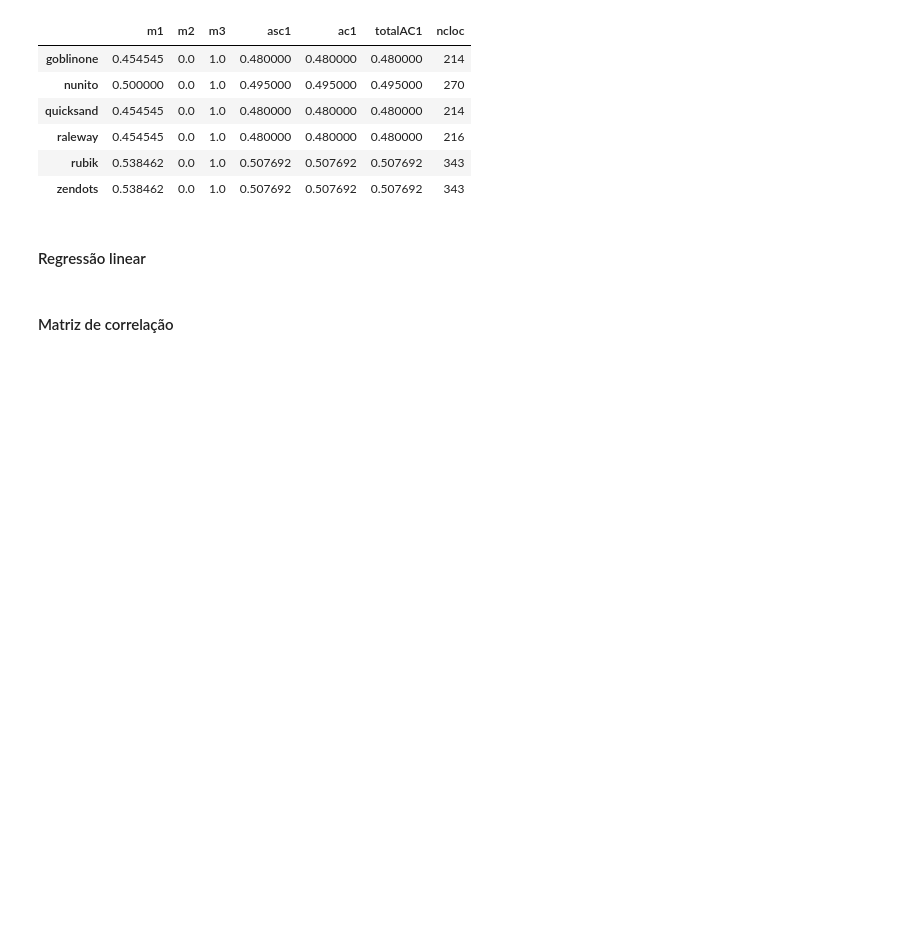
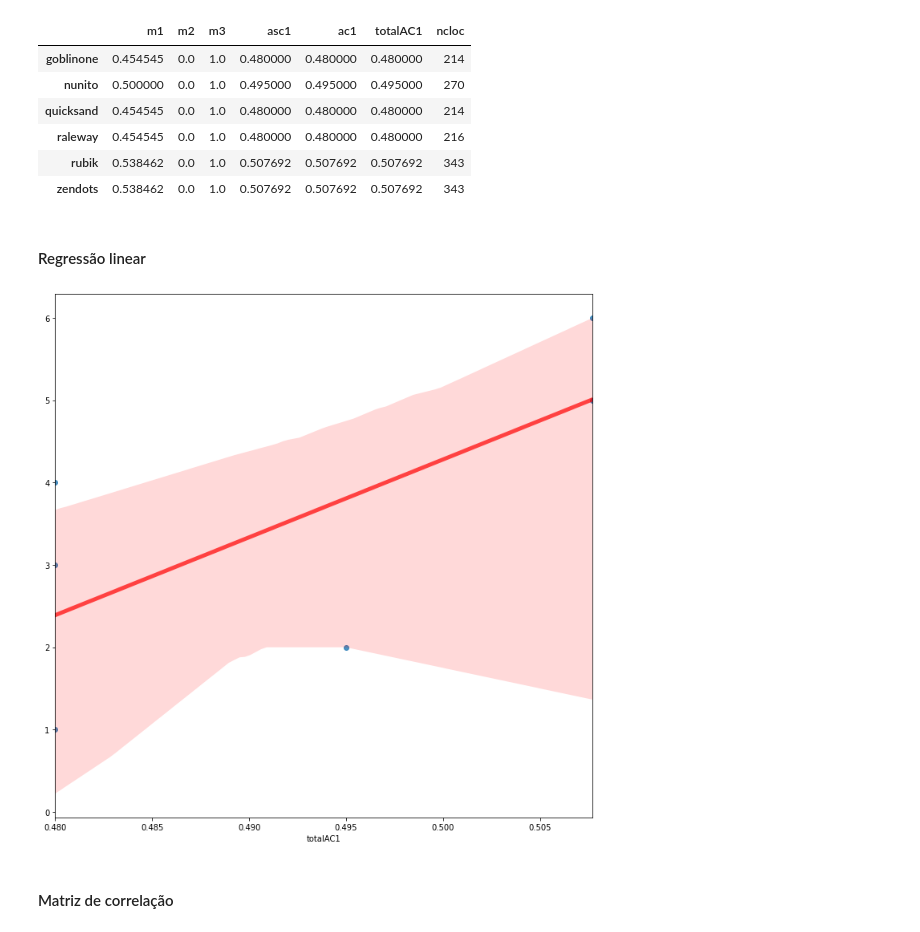
Before and after one commit to Lend-it/Analytics, a Jupyter notebook: Analytics.ipynb, the cells around one changed output. Cells and saved outputs as stored; diff of their text form; code cells hidden in the pictures; blank space fills up the shorter version.

```diff
--- a/Analytics.ipynb
+++ b/Analytics.ipynb
@@ -135,7 +137,9 @@ m_dfs['gateway']['metrics']
 # %% [markdown]
 #### Regressão linear
 # %%
-# plot_linear_regression(m_dfs['gateway']['metrics'])
+plot_linear_regression(m_dfs['gateway']['metrics'])
+# %% [output]
+[figure, added]
 # %% [markdown]
 #### Matriz de correlação
 # %%
```
Also changed, not shown: parts of 5 cells of this notebook.
